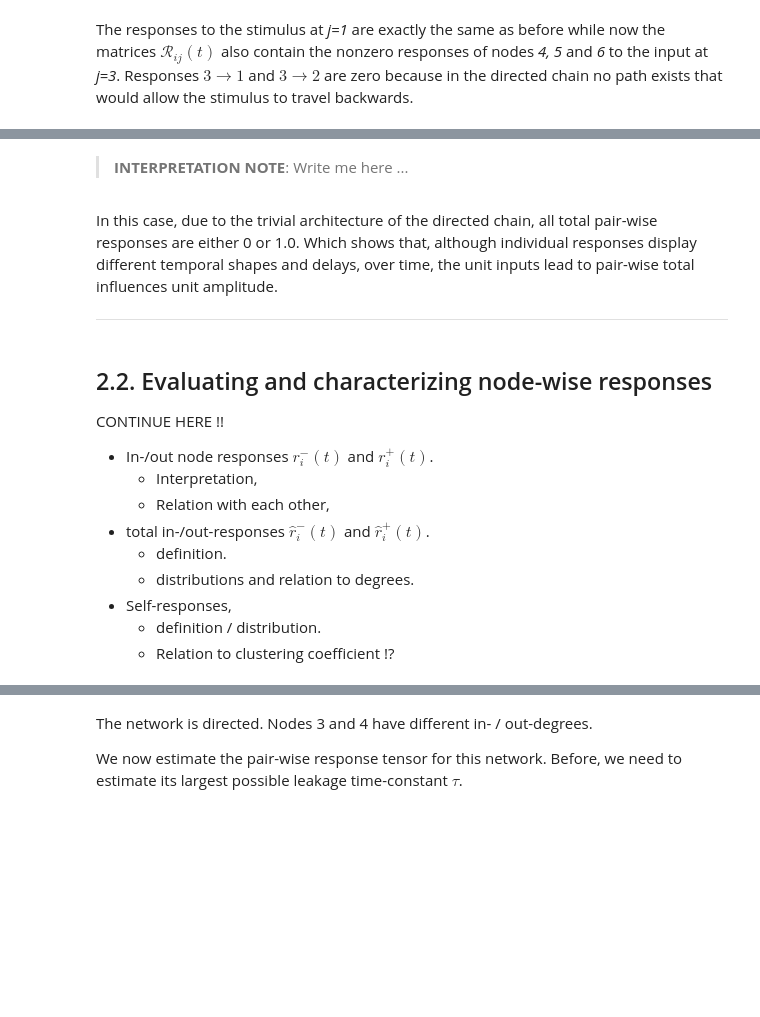
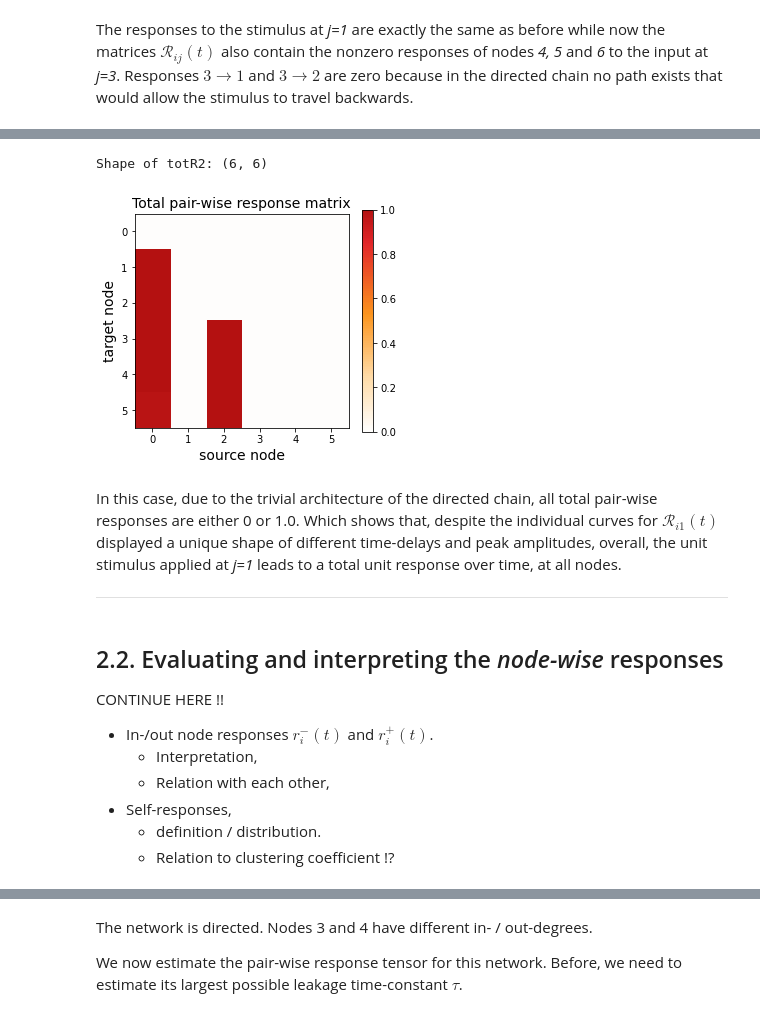
Before and after one commit to mb-BCA/SiReNetA_Tutorials, a Jupyter notebook: Tutorial_Notebooks/2_Basics_StimRespMetrics.ipynb, the cells around one changed output, grey strips where cells are left out. Cells and saved outputs as stored; diff of their text form; code cells hidden in the pictures; blank space fills up the shorter version.

```diff
--- a/Tutorial_Notebooks/2_Basics_StimRespMetrics.ipynb
+++ b/Tutorial_Notebooks/2_Basics_StimRespMetrics.ipynb
@@ -269,33 +277,35 @@ where $t'$ is an arbitrary time point. For the leaky-cascade canonical propagati
 <img src="img/AuC_Example.jpg"  width="350" alt="Area Under Curve" />
 
 In *SiReNetA*, total responses are evaluated with the function `sna.AreaUnderCurve()`. For 3D tensors like `R1`or `R2`, the function returns a matrix of shape $N \times N$.
-# %% [markdown]
-> **INTERPRETATION NOTE**: Write me here ...
 # %%
 # Compute and visualise the total response matrix
 totR2 = sna.AreaUnderCurve(R2,dt)
 print( f'Shape of totR2: {totR2.shape}')
 
 # Visualize the matrix
-plt.figure()
+plt.figure(figsize=(4.8,4))
 plt.title( 'Total pair-wise response matrix' )
 plt.imshow(totR2, cmap=new_Reds)
 plt.colorbar()
+plt.clim(0,1)
+
+plt.xlabel( 'source node' );
+plt.ylabel( 'target node' );
+# %% [output]
+Shape of totR2: (6, 6)
+[figure, added]
 # %% [markdown]
-In this case, due to the trivial architecture of the directed chain, all total pair-wise responses are either 0 or 1.0. Which shows that, although individual responses display different temporal shapes and delays, over time, the unit inputs lead to pair-wise total influences unit amplitude.
+In this case, due to the trivial architecture of the directed chain, all total pair-wise responses are either 0 or 1.0. Which shows that, despite the individual curves for $\mathcal{R}_{i1}(t)$ displayed a unique shape of different time-delays and peak amplitudes, overall, the unit stimulus applied at *j=1* leads to a total unit response over time, at all nodes.
 
 ------------------
 # %% [markdown]
-## 2.2.  Evaluating and characterizing node-wise responses
+## 2.2.  Evaluating and interpreting the *node-wise* responses
 
 
 CONTINUE HERE !!
 - In-/out node responses $r_i^-(t)$ and $r_i^+(t)$.
     - Interpretation,
     - Relation with each other,
-- total in-/out-responses $\hat{r}_i^-(t)$ and $\hat{r}_i^+(t)$.
-    - definition.
-    - distributions and relation to degrees.
 - Self-responses,
     - definition / distribution.
     - Relation to clustering coefficient !?
```
Also changed, not shown: parts of 26 cells of this notebook.
